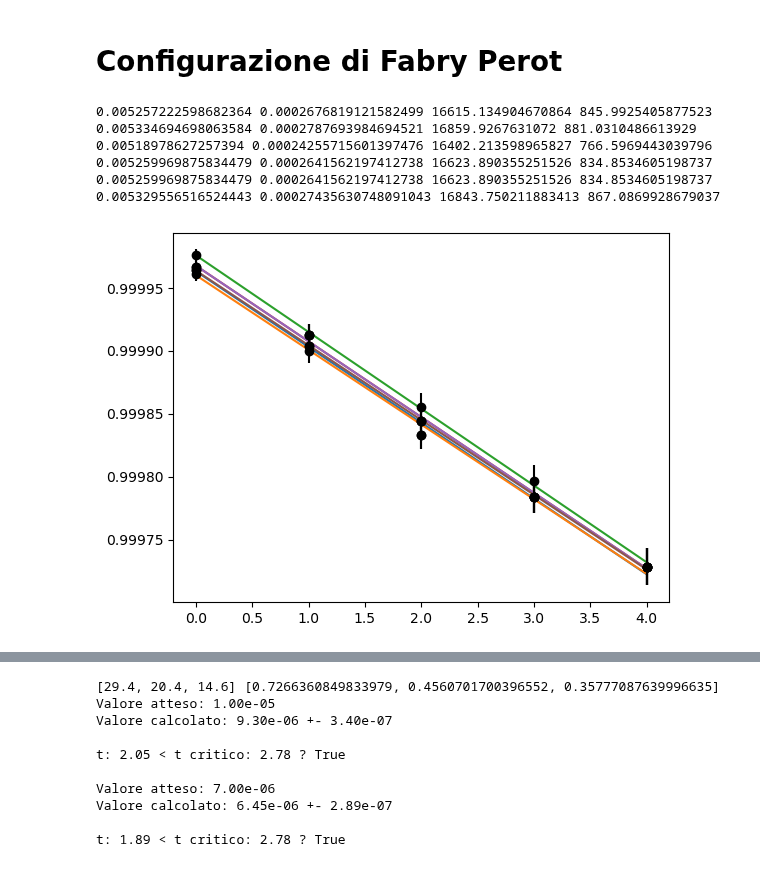
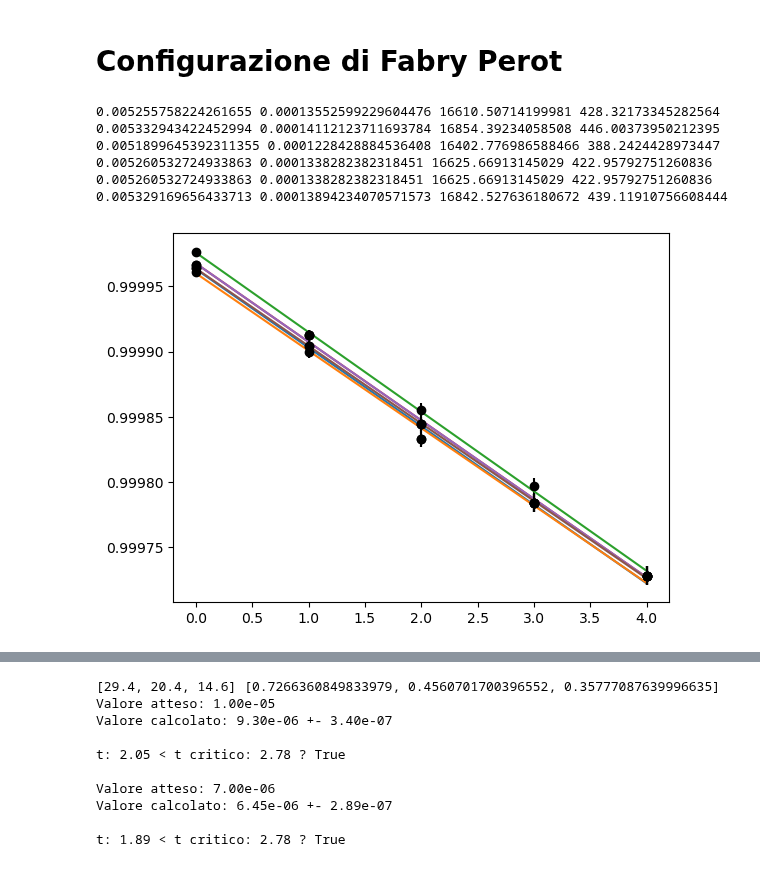
Before and after one commit to ARossiUnimib/Laboratorio-2---Gruppo-21-A.A.-2023-24, a Jupyter notebook: Notebooks/Interferometro.ipynb, the cells around one changed output, grey strips where cells are left out. Drawn from its saved outputs; the diff is of its cells as text; code cells hidden in the pictures.

```diff
--- a/Notebooks/Interferometro.ipynb
+++ b/Notebooks/Interferometro.ipynb
@@ -20,7 +20,7 @@ raggi = dati["raggio "] * 10**(-2)
 angoli = np.arctan(raggi/distanza_eff)
 
 # propagate angloli error
-err_raggi = 10**(-3)
+err_raggi = 1/2* 10**(-3)
 err_distanza_eff = 5*10**(-3)
 
 dfdx = 1/(1 + (raggi/distanza_eff)**2)
@@ -32,40 +32,40 @@ err_coseni = np.cos(angoli)*err_angoli
 
 from iminuit import Minuit
 from iminuit.cost import LeastSquares
 
 def linear_cost(x, a, b):
     return a + b*x
 
 x = [4,3,2,1,0]
 
 def minimi_quadrati_fit(alfa, beta):
     minimi_quadrati = LeastSquares(x, coseni[alfa:beta], err_coseni[alfa:beta], linear_cost)
 
     m = Minuit(minimi_quadrati, a=0, b=0)
 
     m.migrad()
     # label every graph obtained by m.visualize()
     m.visualize()
 
     d = -1/(2*m.values["b"])*(_lambda)
     err_d = 1/(2*m.values["b"]**2)*m.errors["b"]*(_lambda)
 
     N_0 = m.values["a"]*2*d/(_lambda)
     err_N_0 = N_0*np.sqrt((m.errors["a"]/m.values["a"])**2 + (err_d/d)**2)
     # print chi normalized
     return d, err_d, N_0, err_N_0
 
 for i in range(0, 5*6, 5):
     fit_data = minimi_quadrati_fit(i, i+5)
     print(fit_data[0], fit_data[1], fit_data[2], fit_data[3])
 # %% [output]
-0.005257222598682364 0.0002676819121582499 16615.134904670864 845.9925405877523
-0.005334694698063584 0.0002787693984694521 16859.9267631072 881.0310486613929
-0.00518978627257394 0.00024255715601397476 16402.213598965827 766.5969443039796
-0.005259969875834479 0.0002641562197412738 16623.890355251526 834.8534605198737
-0.005259969875834479 0.0002641562197412738 16623.890355251526 834.8534605198737
-0.005329556516524443 0.00027435630748091043 16843.750211883413 867.0869928679037
+0.005255758224261655 0.00013552599229604476 16610.50714199981 428.32173345282564
+0.005332943422452994 0.00014112123711693784 16854.39234058508 446.00373950212395
+0.0051899645392311355 0.0001228428884536408 16402.776986588466 388.2424428973447
+0.005260532724933863 0.0001338282382318451 16625.66913145029 422.95792751260836
+0.005260532724933863 0.0001338282382318451 16625.66913145029 422.95792751260836
+0.005329169656433713 0.00013894234070571573 16842.527636180672 439.11910756608444
-[figure, old version]
+[figure, new version]
 # %%
 def model(x, N_0, d):
     return N_0*_lambda/(2*d) - x*_lambda/(2*d)
```
Also changed, not shown: parts of 5 cells of this notebook, 2 other files.
